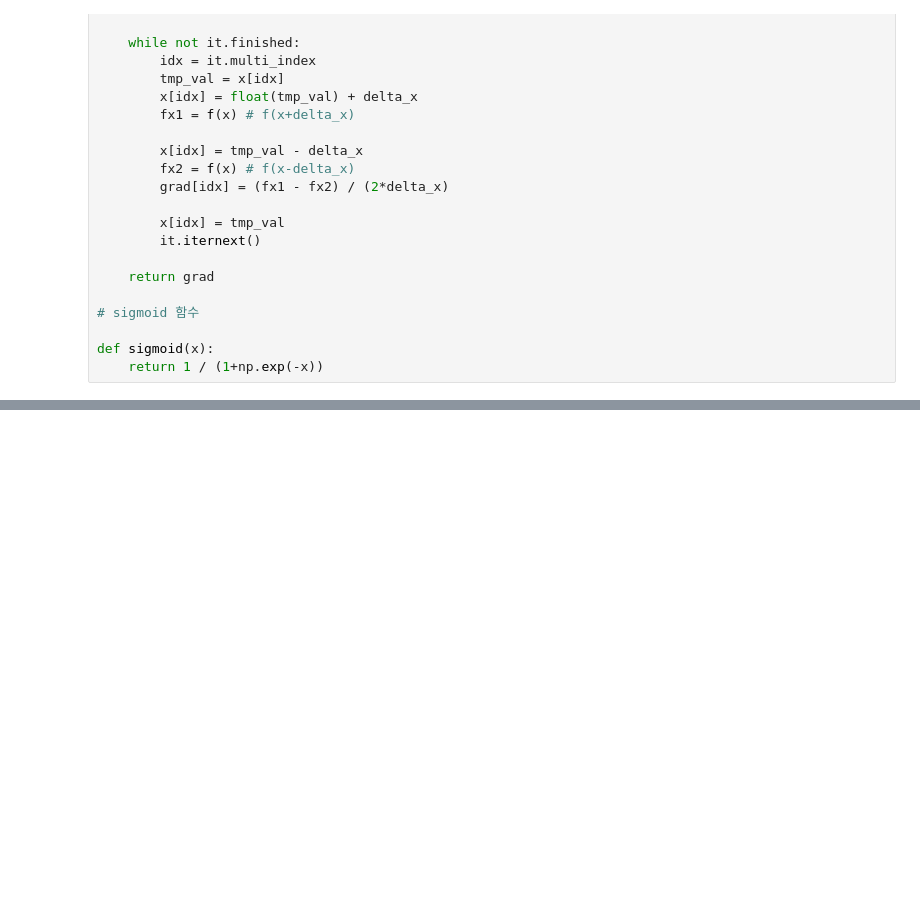
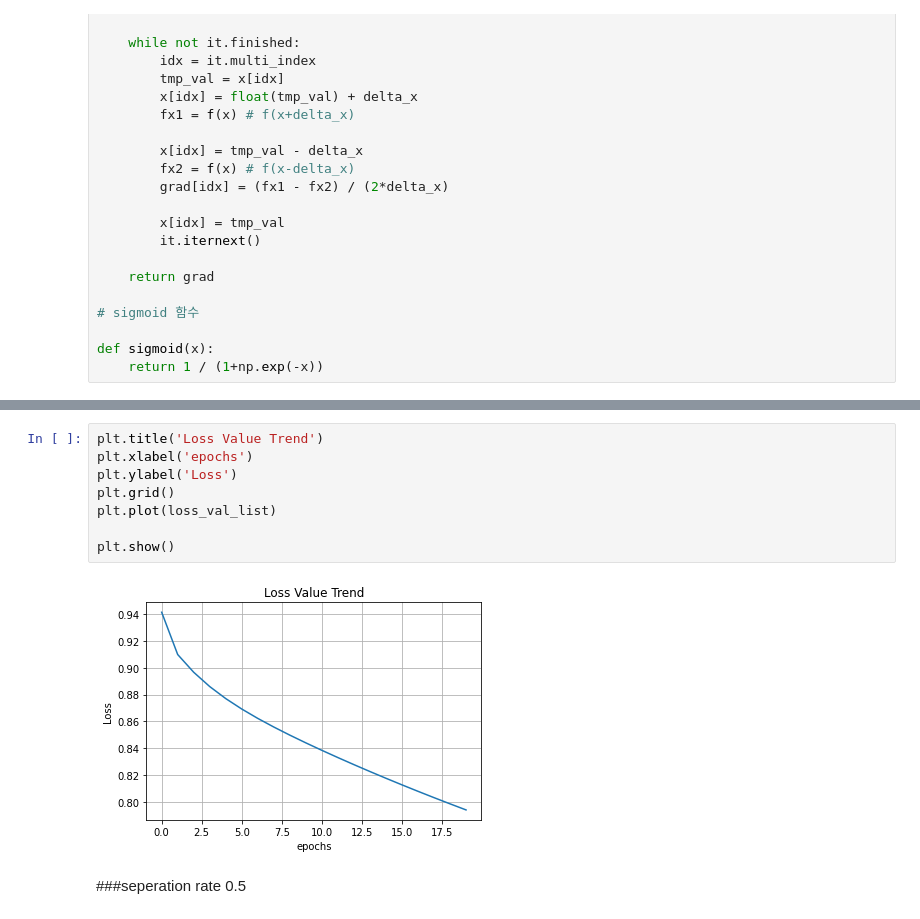
Before and after one commit to HIsu1231/AI_INOVATION_SQUARE, a Jupyter notebook: overfitting.ipynb, the cells around one changed output, grey strips where cells are left out. Cells and saved outputs as stored; diff of their text form; blank space fills up the shorter version.

```diff
--- a/overfitting.ipynb
+++ b/overfitting.ipynb
@@ -240,0 +290,12 @@ for step in range(epochs):
+# %%
+plt.title('Loss Value Trend')
+plt.xlabel('epochs')
+plt.ylabel('Loss')
+plt.grid()
+plt.plot(loss_val_list)
+
+plt.show()
+# %% [output]
+[figure, added]
+# %% [markdown]
+###seperation rate 0.5
```
Also changed, not shown: parts of 16 cells of this notebook.
